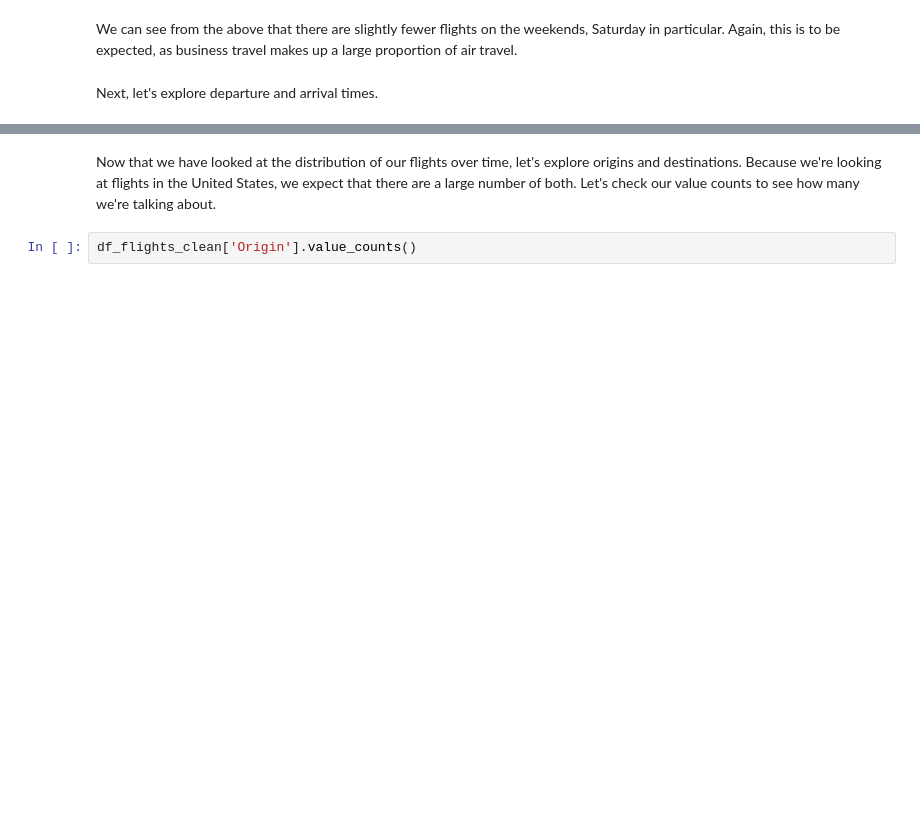
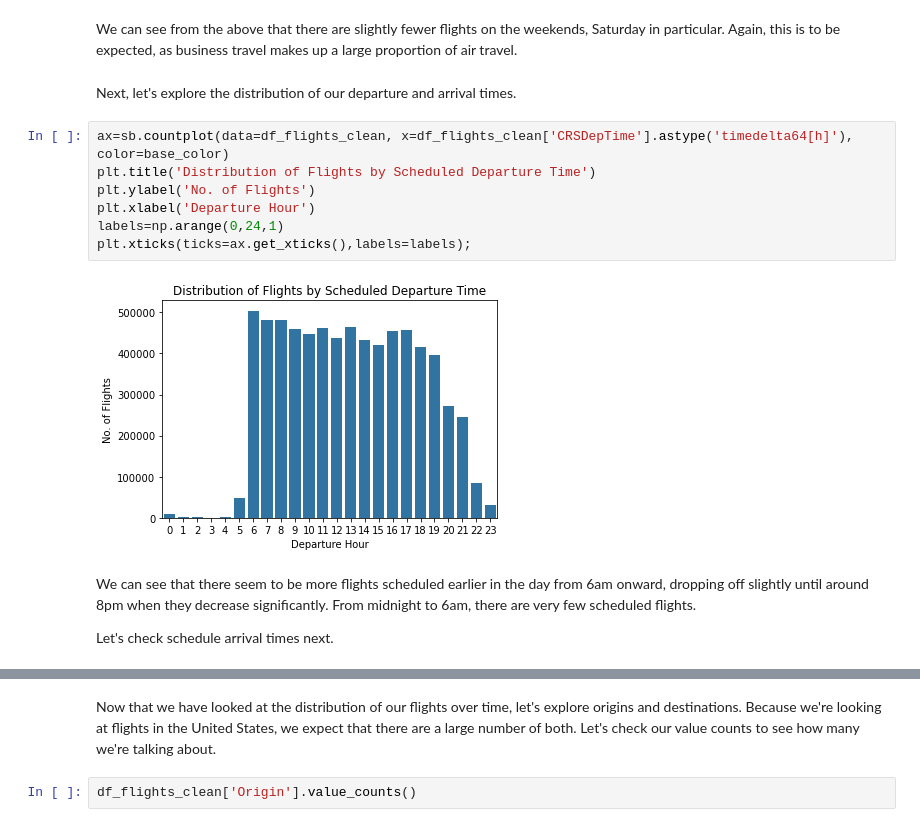
Before and after one commit to maleina/US-Flight-Data, a Jupyter notebook: flight_data_exploration.ipynb, the cells around one changed output, grey strips where cells are left out. Saved outputs shown, nothing was run; the diff lists cells and outputs as text; blank space fills up the shorter version.

```diff
--- a/flight_data_exploration.ipynb
+++ b/flight_data_exploration.ipynb
@@ -493,4 +517,17 @@ plt.yticks(ticks, labels);
 # %% [markdown]
 We can see from the above that there are slightly fewer flights on the weekends, Saturday in particular. Again, this is to be expected, as business travel makes up a large proportion of air travel.
 # %% [markdown]
-Next, let's explore departure and arrival times.
+Next, let's explore the distribution of our departure and arrival times.
+# %%
+ax=sb.countplot(data=df_flights_clean, x=df_flights_clean['CRSDepTime'].astype('timedelta64[h]'), color=base_color)
+plt.title('Distribution of Flights by Scheduled Departure Time')
+plt.ylabel('No. of Flights')
+plt.xlabel('Departure Hour')
+labels=np.arange(0,24,1)
+plt.xticks(ticks=ax.get_xticks(),labels=labels);
+# %% [output]
+[figure, added]
+# %% [markdown]
+We can see that there seem to be more flights scheduled earlier in the day from 6am onward, dropping off slightly until around 8pm when they decrease significantly. From midnight to 6am, there are very few scheduled flights.
+
+Let's check schedule arrival times next.
```
Also changed, not shown: parts of 28 cells of this notebook.
